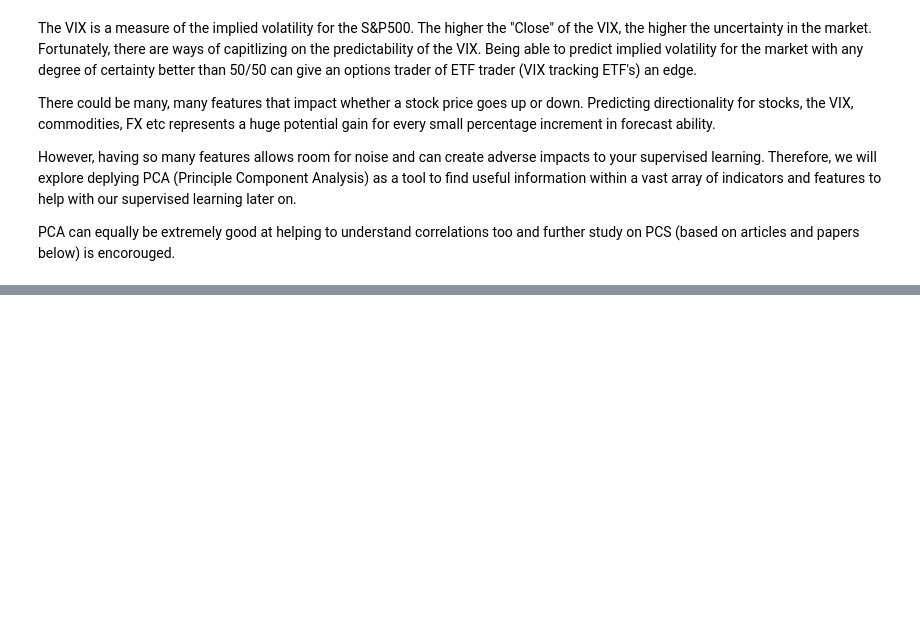
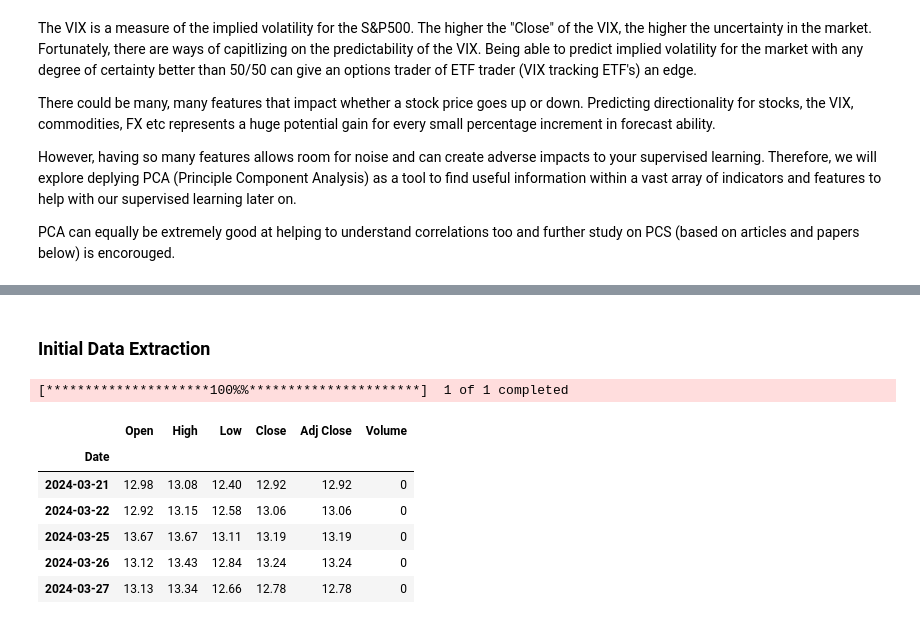
Before and after one commit to dkalenov/ML-Stock-Crypto-Trading, a Jupyter notebook: Principle_Component_Analysis.ipynb, the cells around one changed output, grey strips where cells are left out. Saved outputs shown, nothing was run; the diff lists cells and outputs as text; code cells hidden in the pictures; blank space fills up the shorter version.

```diff
--- a/Principle_Component_Analysis.ipynb
+++ b/Principle_Component_Analysis.ipynb
@@ -12,0 +60,17 @@ PCA can equally be extremely good at helping to understand correlations too and
+# %% [markdown]
+### Initial Data Extraction
+# %%
+# Data Extraction
+import yfinance as yf
+
+df = yf.download("^VIX", "2017-01-01", "2024-03-28")
+df.tail()
+# %% [output]
+[*********************100%%**********************]  1 of 1 completed
+|  | Open | High | Low | Close | Adj Close | Volume |
+| Date |  |  |  |  |  |  |
+| 2024-03-21 | 12.98 | 13.08 | 12.40 | 12.92 | 12.92 | 0 |
+| 2024-03-22 | 12.92 | 13.15 | 12.58 | 13.06 | 13.06 | 0 |
+| 2024-03-25 | 13.67 | 13.67 | 13.11 | 13.19 | 13.19 | 0 |
+| 2024-03-26 | 13.12 | 13.43 | 12.84 | 13.24 | 13.24 | 0 |
+| 2024-03-27 | 13.13 | 13.34 | 12.66 | 12.78 | 12.78 | 0 |
```
Also changed, not shown: parts of 12 cells of this notebook.
